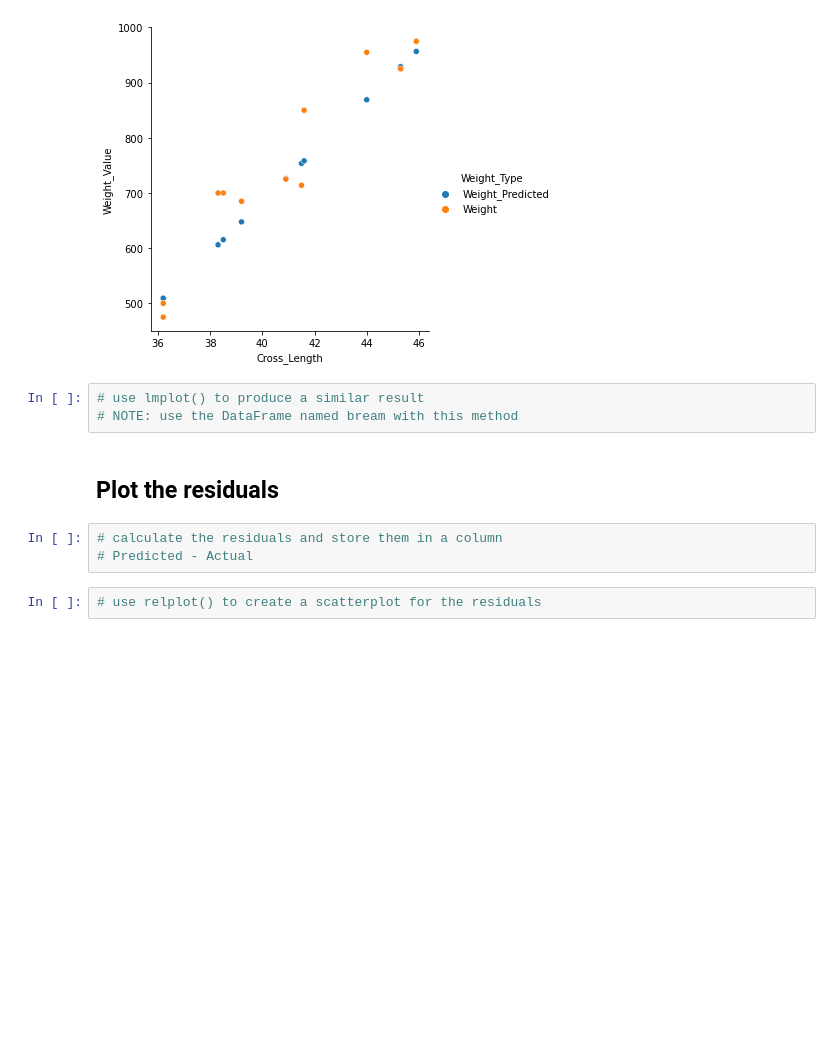
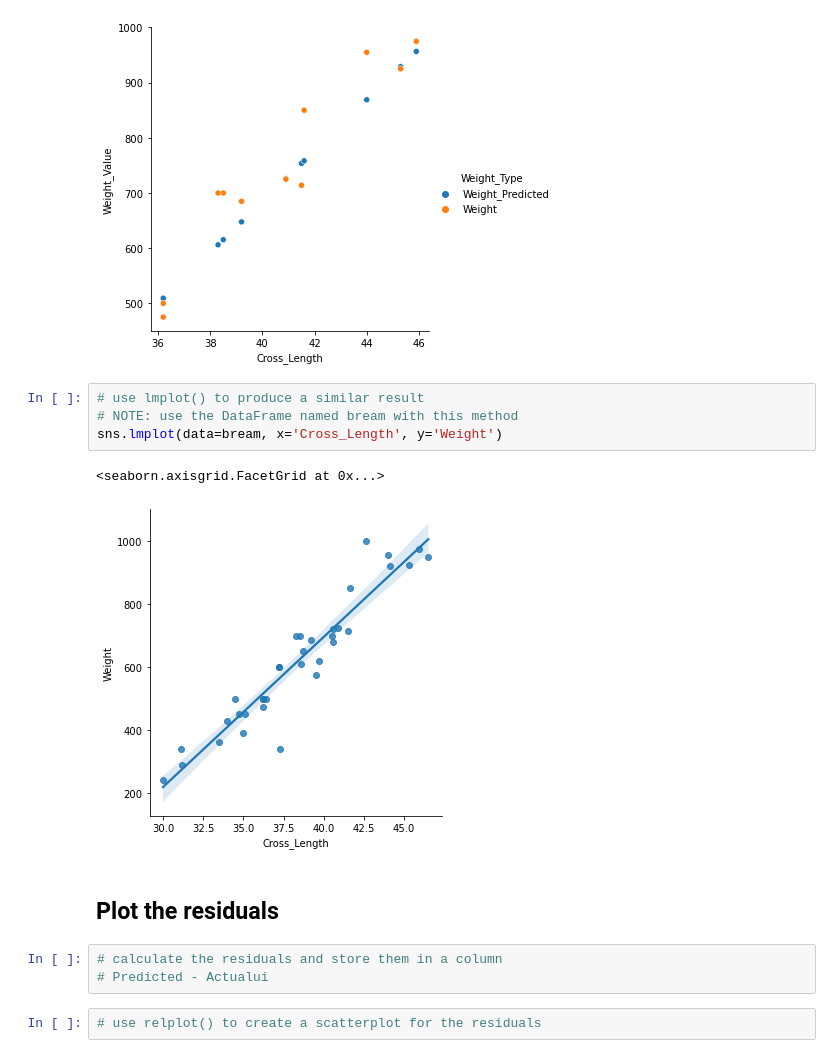
Before and after one commit to TJ-Mothokho/Murach-s-Python-for-Data-Analysis, a Jupyter notebook: Chapter 10/ex_10-1_fish.ipynb, the cells around one changed output. Cells and saved outputs as stored; diff of their text form; blank space fills up the shorter version.

Commit message:
Created lmplot()

```diff
--- a/Chapter 10/ex_10-1_fish.ipynb
+++ b/Chapter 10/ex_10-1_fish.ipynb
@@ -154,11 +154,15 @@ sns.relplot(data=melted, x='Cross_Length', y='Weight_Value', hue='Weight_Type')
 # %%
 # use lmplot() to produce a similar result
 # NOTE: use the DataFrame named bream with this method
+sns.lmplot(data=bream, x='Cross_Length', y='Weight')
+# %% [output]
+<seaborn.axisgrid.FacetGrid at 0x...>
+[figure, added]
 # %% [markdown]
 ## Plot the residuals
 # %%
 # calculate the residuals and store them in a column
-# Predicted - Actual
+# Predicted - Actualui
 # %%
 # use relplot() to create a scatterplot for the residuals
 # %%
```
